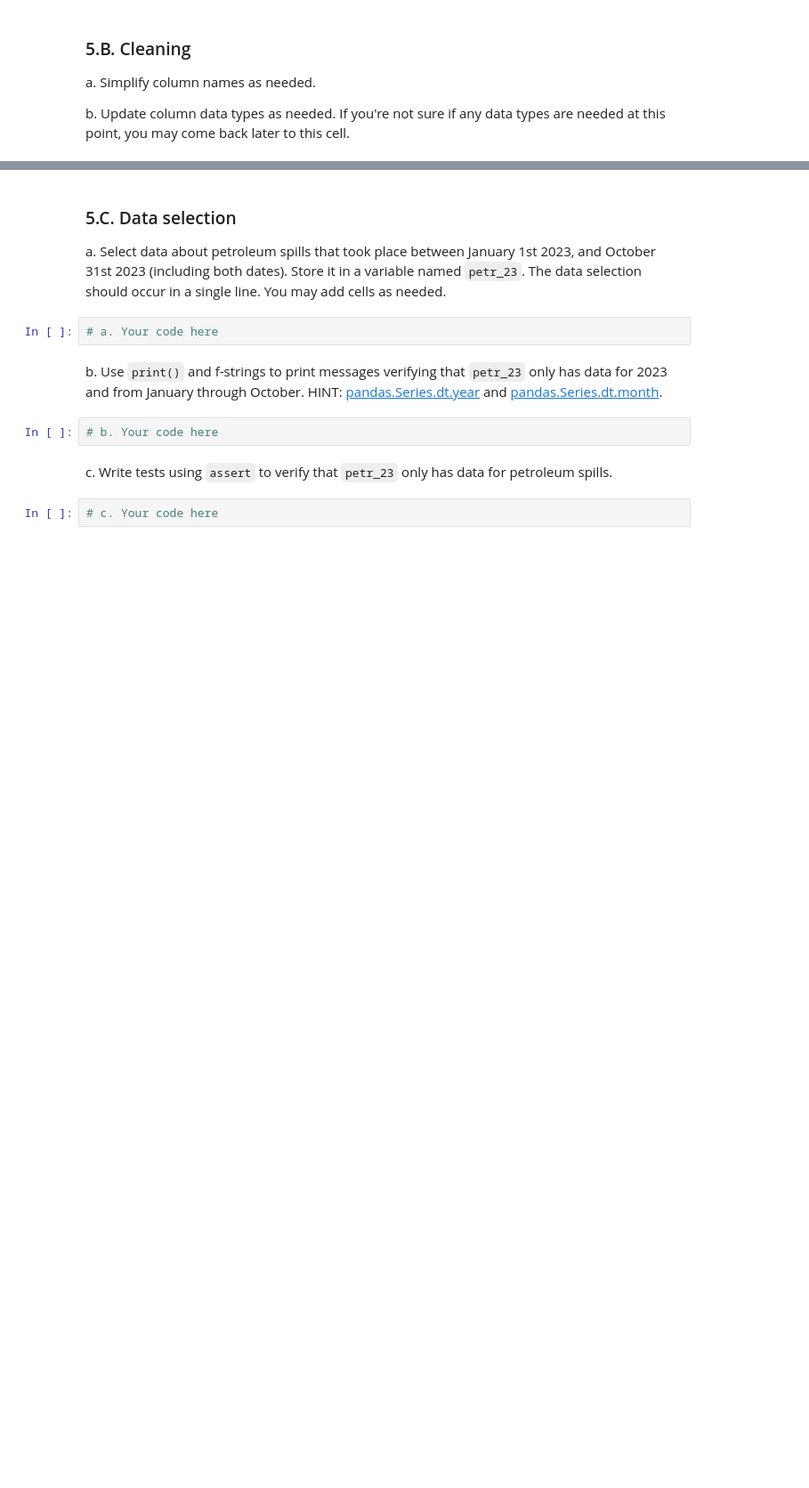
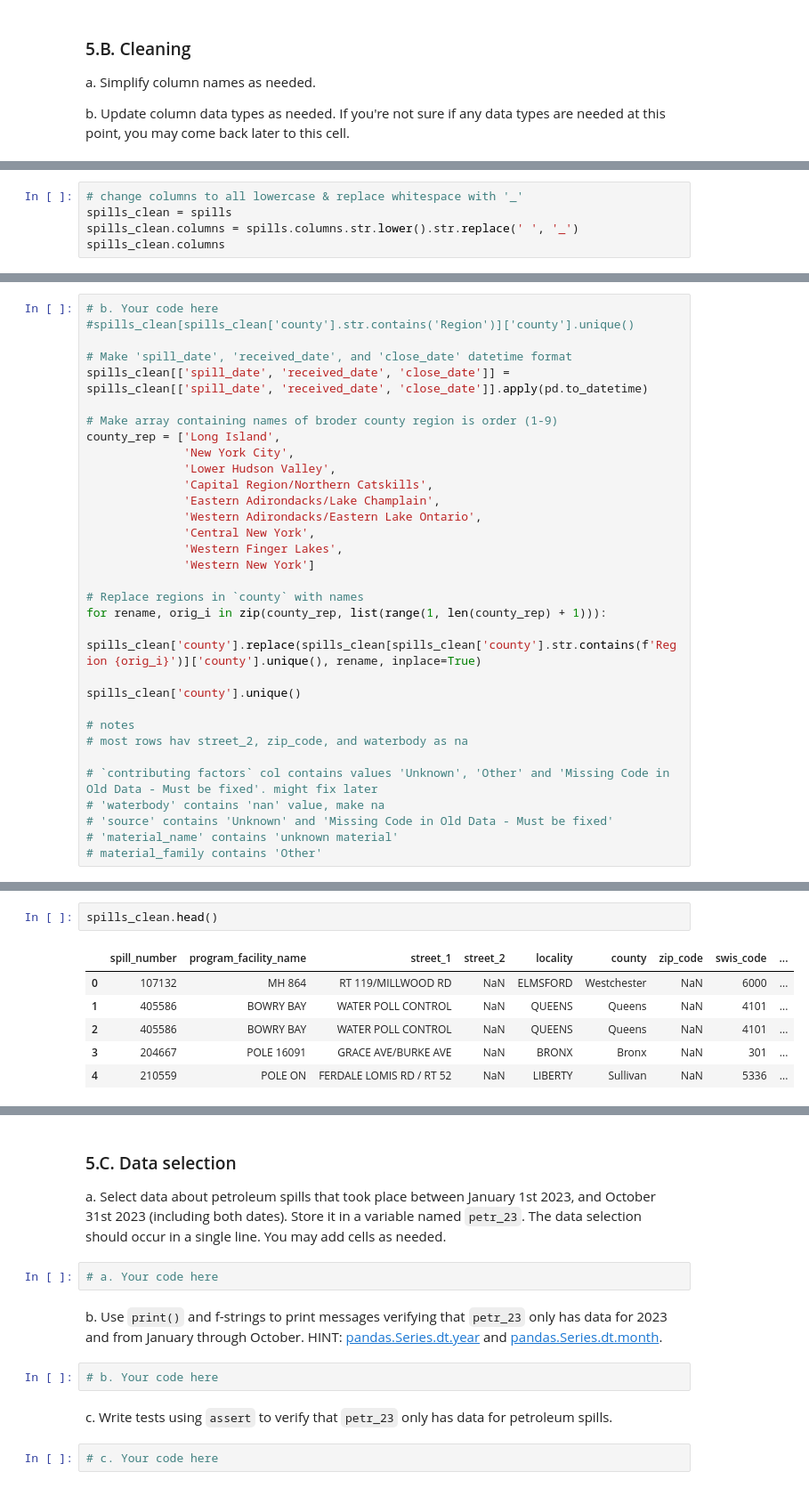
Before and after one commit to silkieMoth/eds220-hwk3, a Jupyter notebook: hwk3-task2-oil-spills.ipynb, the cells around one changed output, grey strips where cells are left out. Shown at 89% size. Saved outputs shown, nothing was run; the diff lists cells and outputs as text; blank space fills up the shorter version.

```diff
--- a/hwk3-task2-oil-spills.ipynb
+++ b/hwk3-task2-oil-spills.ipynb
@@ -167,0 +164,5 @@ b. Update column data types as needed. If you're not sure if any data types are
+# %%
+# change columns to all lowercase & replace whitespace with '_'
+spills_clean = spills
+spills_clean.columns = spills.columns.str.lower().str.replace(' ', '_')
+spills_clean.columns
@@ -167,0 +176,32 @@ b. Update column data types as needed. If you're not sure if any data types are
+# %%
+# b. Your code here
+#spills_clean[spills_clean['county'].str.contains('Region')]['county'].unique()
+
+# Make 'spill_date', 'received_date', and 'close_date' datetime format
+spills_clean[['spill_date', 'received_date', 'close_date']] = spills_clean[['spill_date', 'received_date', 'close_date']].apply(pd.to_datetime)
+
+# Make array containing names of broder county region is order (1-9)
+county_rep = ['Long Island',
+              'New York City',
+              'Lower Hudson Valley',
+              'Capital Region/Northern Catskills',
+              'Eastern Adirondacks/Lake Champlain',
+              'Western Adirondacks/Eastern Lake Ontario',
+              'Central New York',
+              'Western Finger Lakes',
+              'Western New York']
+
+# Replace regions in `county` with names
+for rename, orig_i in zip(county_rep, list(range(1, len(county_rep) + 1))):
+    spills_clean['county'].replace(spills_clean[spills_clean['county'].str.contains(f'Region {orig_i}')]['county'].unique(), rename, inplace=True)
+
+spills_clean['county'].unique()
+
+# notes
+# most rows hav street_2, zip_code, and waterbody as na
+
+# `contributing factors` col contains values 'Unknown', 'Other' and 'Missing Code in Old Data - Must be fixed'. might fix later
+# 'waterbody' contains 'nan' value, make na
+# 'source' contains 'Unknown' and 'Missing Code in Old Data - Must be fixed'
+# 'material_name' contains 'unknown material'
+# material_family contains 'Other'
@@ -167,0 +249,9 @@ b. Update column data types as needed. If you're not sure if any data types are
+# %%
+spills_clean.head()
+# %% [output]
+|  | spill_number | program_facility_name | street_1 | street_2 | locality | county | zip_code | swis_code | ... |
+| 0 | 107132 | MH 864 | RT 119/MILLWOOD RD | NaN | ELMSFORD | Westchester | NaN | 6000 | ... |
+| 1 | 405586 | BOWRY BAY | WATER POLL CONTROL | NaN | QUEENS | Queens | NaN | 4101 | ... |
+| 2 | 405586 | BOWRY BAY | WATER POLL CONTROL | NaN | QUEENS | Queens | NaN | 4101 | ... |
+| 3 | 204667 | POLE 16091 | GRACE AVE/BURKE AVE | NaN | BRONX | Bronx | NaN | 301 | ... |
+| 4 | 210559 | POLE ON | FERDALE LOMIS RD / RT 52 | NaN | LIBERTY | Sullivan | NaN | 5336 | ... |
```
Also changed, not shown: parts of 9 cells of this notebook.
